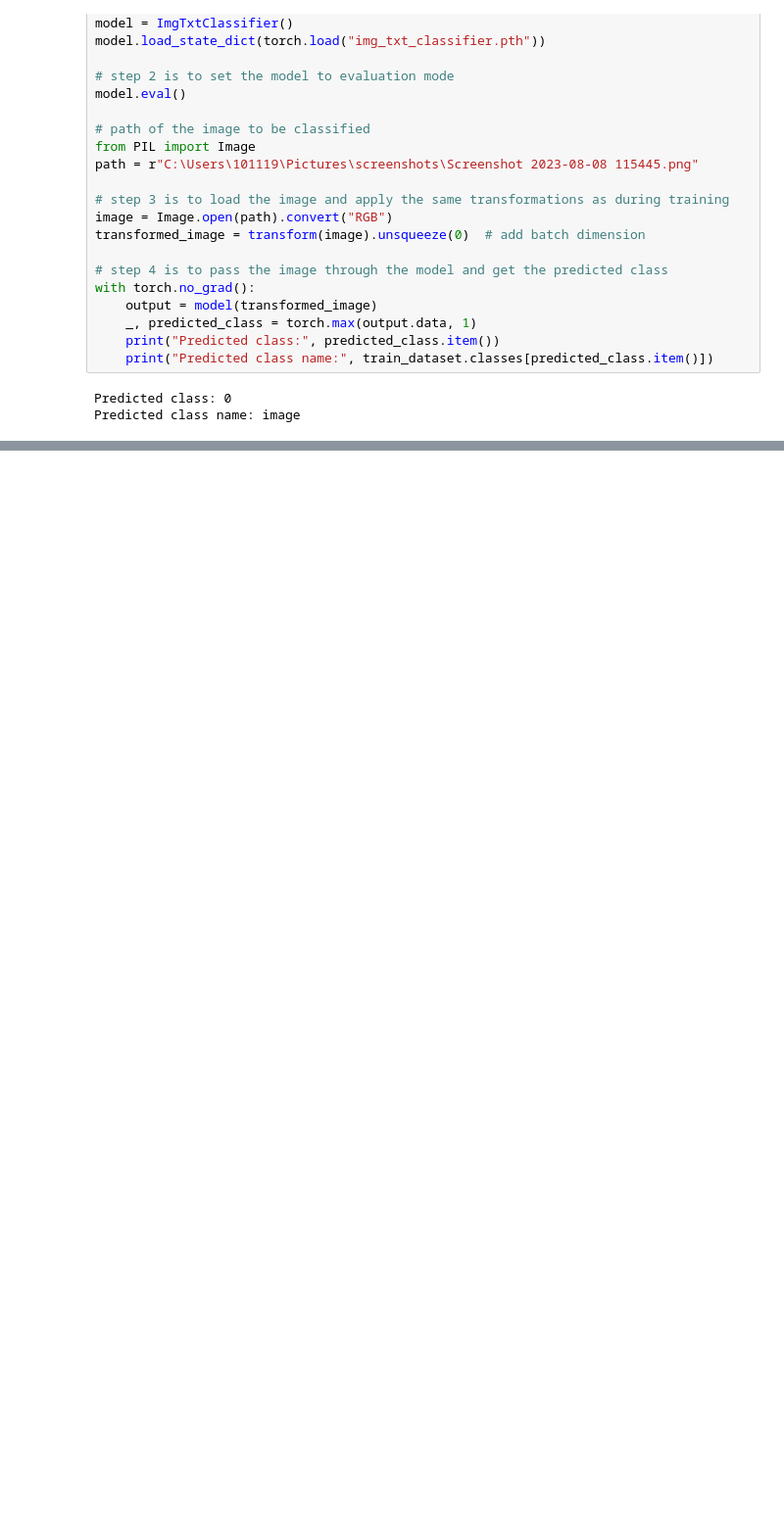
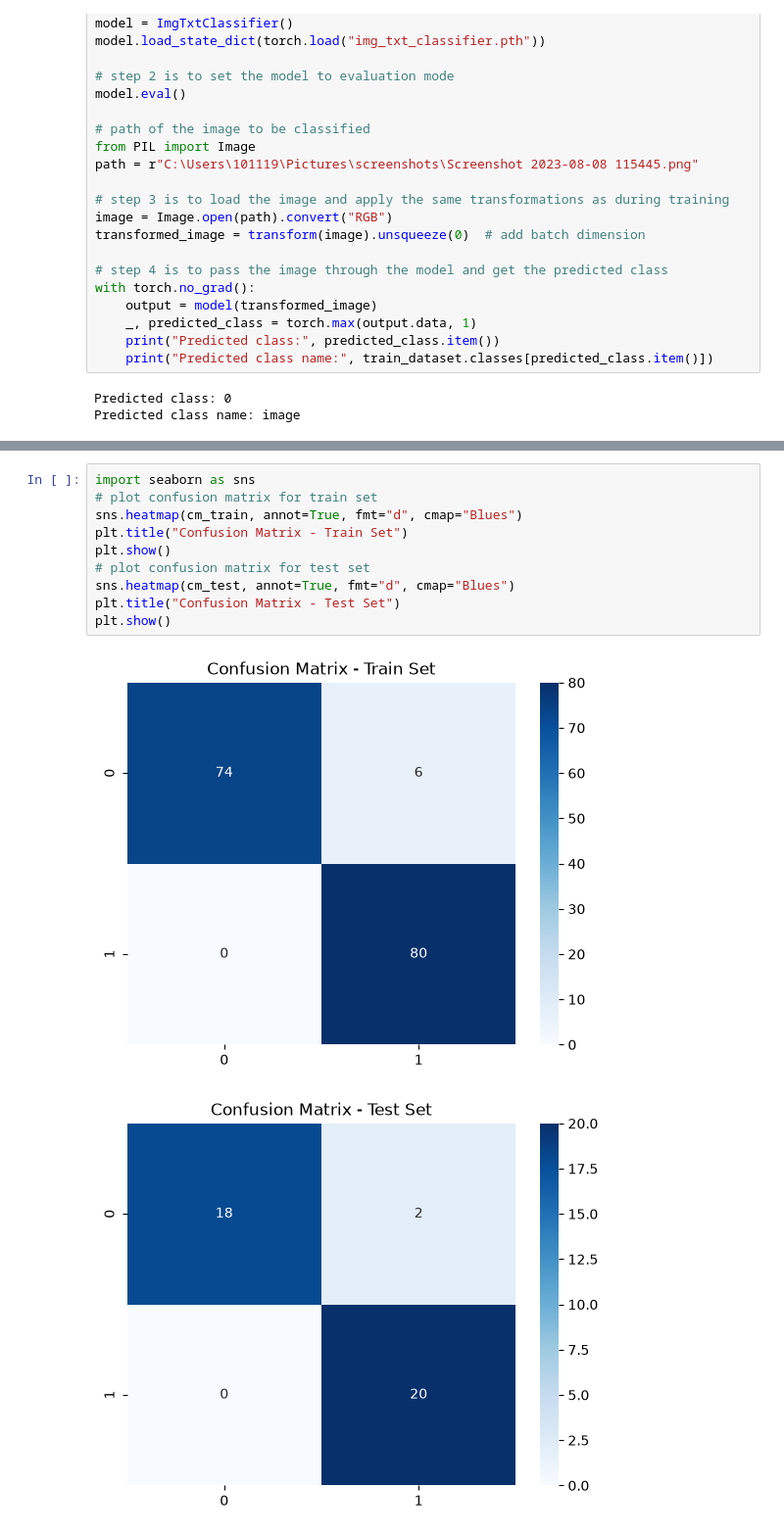
Before and after one commit to vaibhavgarg1982/DSAI-teaching, a Jupyter notebook: image_classifier/img_cls.ipynb, the cells around one changed output, grey strips where cells are left out. Shown at 98% size. Drawn from its saved outputs; the diff is of its cells as text; blank space fills up the shorter version.

```diff
--- a/image_classifier/img_cls.ipynb
+++ b/image_classifier/img_cls.ipynb
@@ -277,0 +326,13 @@ Predicted class name: image
+# %%
+import seaborn as sns
+# plot confusion matrix for train set
+sns.heatmap(cm_train, annot=True, fmt="d", cmap="Blues")
+plt.title("Confusion Matrix - Train Set")
+plt.show()
+# plot confusion matrix for test set
+sns.heatmap(cm_test, annot=True, fmt="d", cmap="Blues")
+plt.title("Confusion Matrix - Test Set")
+plt.show()
+# %% [output]
+[figure, added]
+[figure, added]
```
Also changed, not shown: parts of 5 cells of this notebook.
